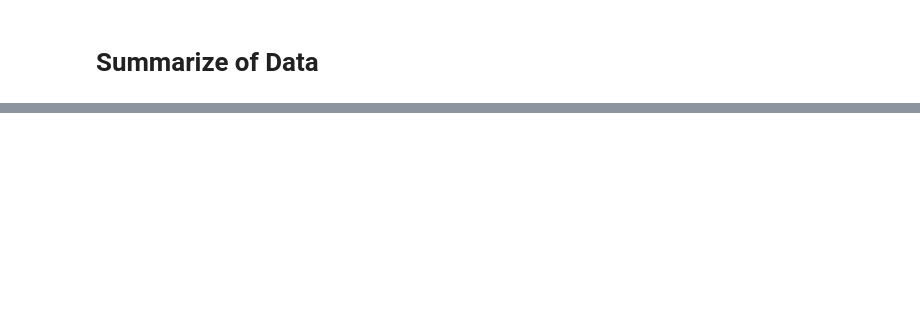
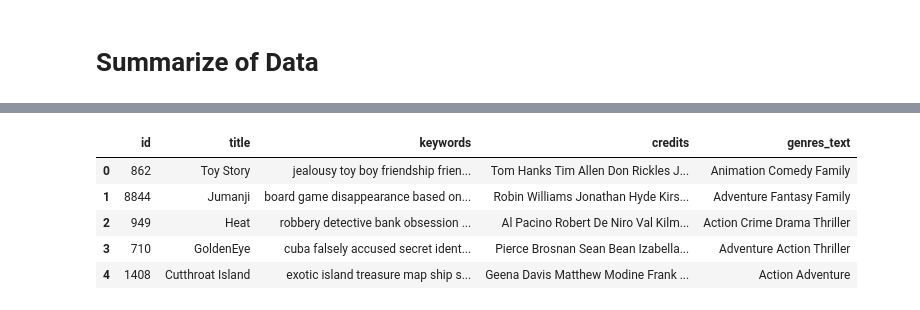
Before and after one commit to NamHoang08112005/Video-Recommending-System, a Jupyter notebook: notebooks/01_eda_and_cleaning.ipynb, the cells around one changed output, grey strips where cells are left out. Drawn from its saved outputs; the diff is of its cells as text; code cells hidden in the pictures; blank space fills up the shorter version.

```diff
--- a/notebooks/01_eda_and_cleaning.ipynb
+++ b/notebooks/01_eda_and_cleaning.ipynb
@@ -281,6 +340,26 @@ class ContentBasedRecommender:
         self._create_mapping(df, feature_col)
         return self.tfidf_matrix
 
+    def transform(self, df: pd.DataFrame, feature_col: str) -> csr_matrix:
+        """
+        Biến đổi dữ liệu mới bằng vectorizer đã fit trên tập train.
+
+        Args:
+            df (pd.DataFrame): DataFrame cần biến đổi.
+            feature_col (str): Tên cột chứa text gộp.
+
+        Returns:
+            csr_matrix: TF-IDF matrix của tập mới với cùng số chiều như train.
+        """
+        if self.vectorizer is None:
+            raise NotFittedError("Vectorizer chưa được huấn luyện. Gọi fit_transform() trước.")
+
+        if feature_col not in df.columns:
+            raise ValueError(f"Cột '{feature_col}' không tồn tại trong DataFrame.")
+
+        processed_text = self._preprocess_text_series(df[feature_col])
+        return self.vectorizer.transform(processed_text)
+
     def get_sparsity(self) -> float:
         """
         Tính độ thưa của ma trận TF-IDF.
@@ -660,65 +924,5 @@ collab_matrix_normalized.npz: shape = (255451, 5346), nnz = 11412350
 tfidf_matrix.npz: shape = (46625, 10000), nnz = 739181
 Trong đó nnz là số phần tử khác 0 của sparse matrix.
 # %%
-# Cell này giúp xuất DataFrame từ TF-IDF artifacts và giải thích giới hạn khôi phục dữ liệu gốc.
-from pathlib import Path
-import pickle
-import pandas as pd
-from scipy import sparse
-
-project_root = next(
-    (path for path in [Path.cwd(), *Path.cwd().parents]
-     if (path / "data" / "processed").exists()),
-    None,
- )
-if project_root is None:
-    raise FileNotFoundError("Không tìm thấy thư mục data/processed từ thư mục hiện tại.")
-
-processed_dir = project_root / "data" / "processed"
-npz_path = processed_dir / "tfidf_matrix.npz"
-pkl_path = processed_dir / "tfidf_matrix.pkl"
-
-if not npz_path.exists() and not pkl_path.exists():
-    raise FileNotFoundError("Không tìm thấy cả tfidf_matrix.npz và tfidf_matrix.pkl")
-
-# Ưu tiên đọc từ NPZ; fallback sang PKL
-if npz_path.exists():
-    tfidf_mat = sparse.load_npz(npz_path)
-else:
-    with open(pkl_path, "rb") as f:
-        tfidf_mat = pickle.load(f)
-
-
-collab_npz_path = processed_dir / "collab_matrix_normalized.npz"
-if collab_npz_path.exists():
-    collab_mat = sparse.load_npz(collab_npz_path)
-    print(f"\nĐã đọc collaborative matrix từ {collab_npz_path}: shape={collab_mat.shape}, nnz={collab_mat.nnz}")
-
-print(f"\nTF-IDF matrix đã đọc: shape={tfidf_mat.shape}, nnz={tfidf_mat.nnz}")
-print(f"Độ thưa của TF-IDF matrix: {(1 - tfidf_mat.nnz / (tfidf_mat.shape[0] * tfidf_mat.shape[1])) * 100:.4f}%")
-print(f"\nCollaborative matrix đã đọc: shape={collab_mat.shape}, nnz={collab_mat.nnz}")
-
-
-print(tfidf_mat[568].data.shape[0])  # In ra một phần nhỏ của ma trận để kiểm tra
-print(collab_mat[0].data.shape[0])  # In ra một phần nhỏ của ma trận collaborative để kiểm tra
-# # 3) Lưu output
-# tfidf_long_out = processed_dir / "tfidf_long_df.parquet"
-# tfidf_long_df.to_parquet(tfidf_long_out, index=False)
-# print(f"\nĐã lưu long DataFrame: {tfidf_long_out}")
-
-# # (Tuỳ chọn) Nếu muốn file dạng ma trận, có thể rất lớn
-# save_sparse_matrix_df = False
-# if save_sparse_matrix_df:
-#     tfidf_sparse_out = processed_dir / "tfidf_sparse_df.parquet"
-#     tfidf_df_sparse.to_parquet(tfidf_sparse_out, index=False)
-#     print(f"Đã lưu sparse matrix DataFrame: {tfidf_sparse_out}")
-
-# # 4) Nếu cần 'df gốc', đọc lại từ clean_movies.parquet (nếu có)
-# clean_movies_path = processed_dir / "clean_movies.parquet"
-# if clean_movies_path.exists():
-#     original_df = pd.read_parquet(clean_movies_path)
-#     print(f"\nĐọc lại df gốc từ {clean_movies_path}: shape={original_df.shape}")
-#     print(original_df.head())
-# else:
-#     print("\nKhông thấy clean_movies.parquet, nên chưa thể lấy lại df gốc metadata.")
+pipeline.warm_movies_df.head()
 # %% [output]
@@ -732,0 +929,6 @@ Collaborative matrix đã đọc: shape=(255451, 5346), nnz=11412350
+|  | id | title | keywords | credits | genres_text |
+| 0 | 862 | Toy Story | jealousy toy boy friendship frien... | Tom Hanks Tim Allen Don Rickles J... | Animation Comedy Family |
+| 1 | 8844 | Jumanji | board game disappearance based on... | Robin Williams Jonathan Hyde Kirs... | Adventure Fantasy Family |
+| 2 | 949 | Heat | robbery detective bank obsession ... | Al Pacino Robert De Niro Val Kilm... | Action Crime Drama Thriller |
+| 3 | 710 | GoldenEye | cuba falsely accused secret ident... | Pierce Brosnan Sean Bean Izabella... | Adventure Action Thriller |
+| 4 | 1408 | Cutthroat Island | exotic island treasure map ship s... | Geena Davis Matthew Modine Frank ... | Action Adventure |
```
Also changed, not shown: parts of 6 cells of this notebook, 2 other files.
